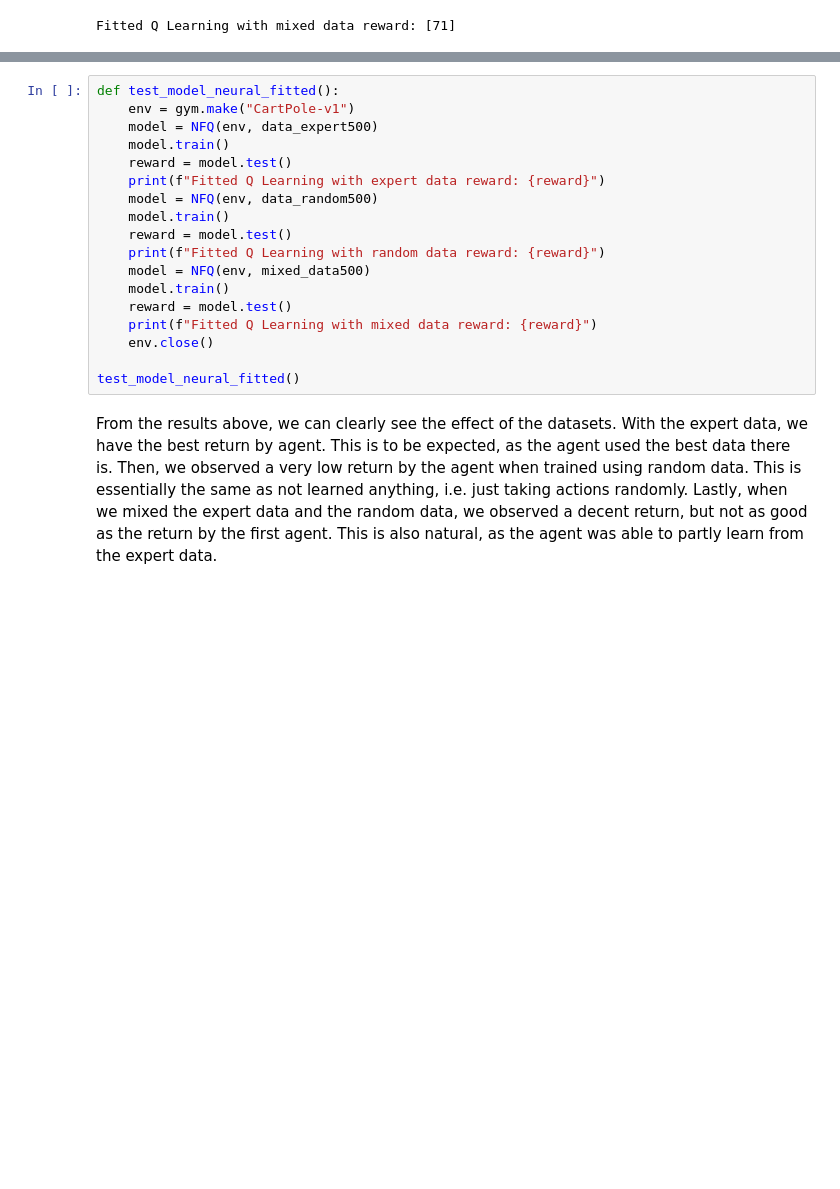
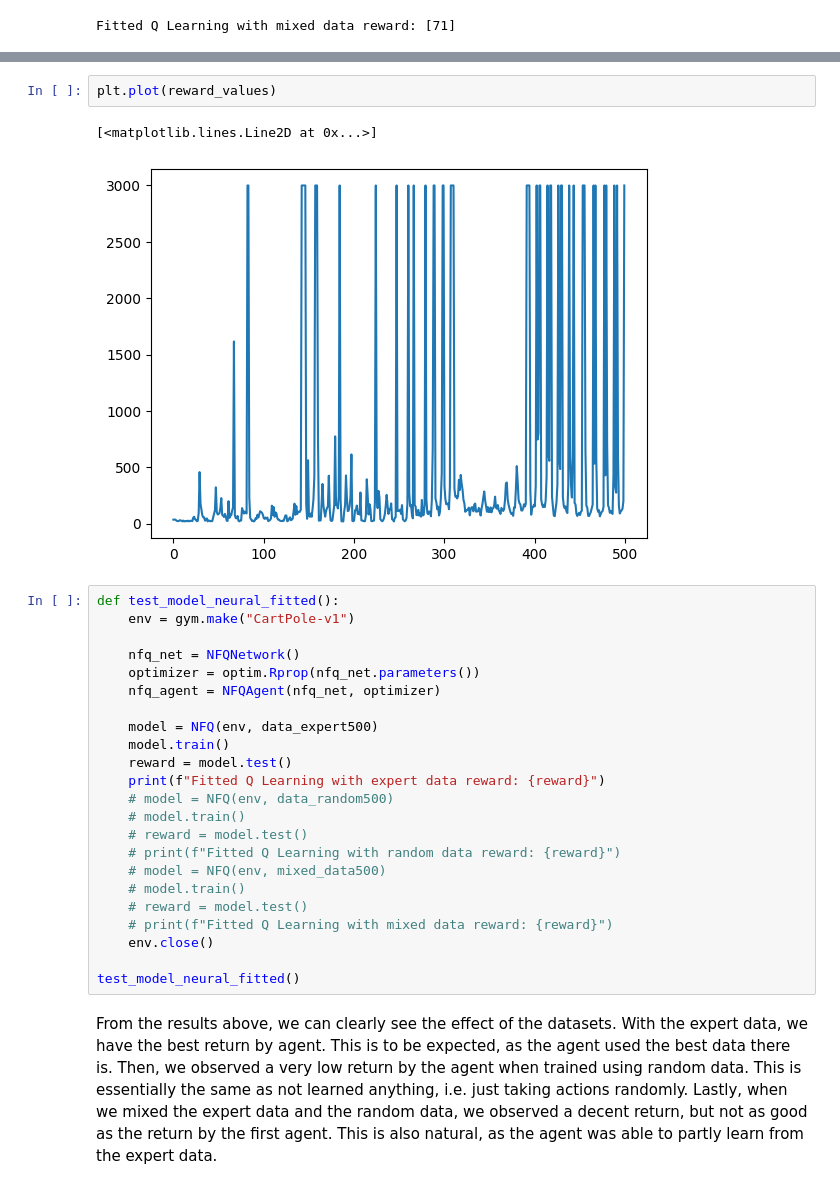
Before and after one commit to Ling01234/Offline-RL, a Jupyter notebook: assignment3_rl.ipynb, the cells around one changed output, grey strips where cells are left out. Drawn from its saved outputs; the diff is of its cells as text; blank space fills up the shorter version.

```diff
--- a/assignment3_rl.ipynb
+++ b/assignment3_rl.ipynb
@@ -581,18 +1139,28 @@ IndentationError: expected an indented block after function definition on line 4
+# %%
+plt.plot(reward_values)
+# %% [output]
+[<matplotlib.lines.Line2D at 0x...>]
+[figure, added]
 # %%
 def test_model_neural_fitted():
     env = gym.make("CartPole-v1")
+
+    nfq_net = NFQNetwork()
+    optimizer = optim.Rprop(nfq_net.parameters())
+    nfq_agent = NFQAgent(nfq_net, optimizer)
+
     model = NFQ(env, data_expert500)
     model.train()
     reward = model.test()
     print(f"Fitted Q Learning with expert data reward: {reward}")
-    model = NFQ(env, data_random500)
-    model.train()
-    reward = model.test()
-    print(f"Fitted Q Learning with random data reward: {reward}")
-    model = NFQ(env, mixed_data500)
-    model.train()
-    reward = model.test()
-    print(f"Fitted Q Learning with mixed data reward: {reward}")
+    # model = NFQ(env, data_random500)
+    # model.train()
+    # reward = model.test()
+    # print(f"Fitted Q Learning with random data reward: {reward}")
+    # model = NFQ(env, mixed_data500)
+    # model.train()
+    # reward = model.test()
+    # print(f"Fitted Q Learning with mixed data reward: {reward}")
     env.close()
 
 test_model_neural_fitted()
```
Also changed, not shown: parts of 10 cells of this notebook.
